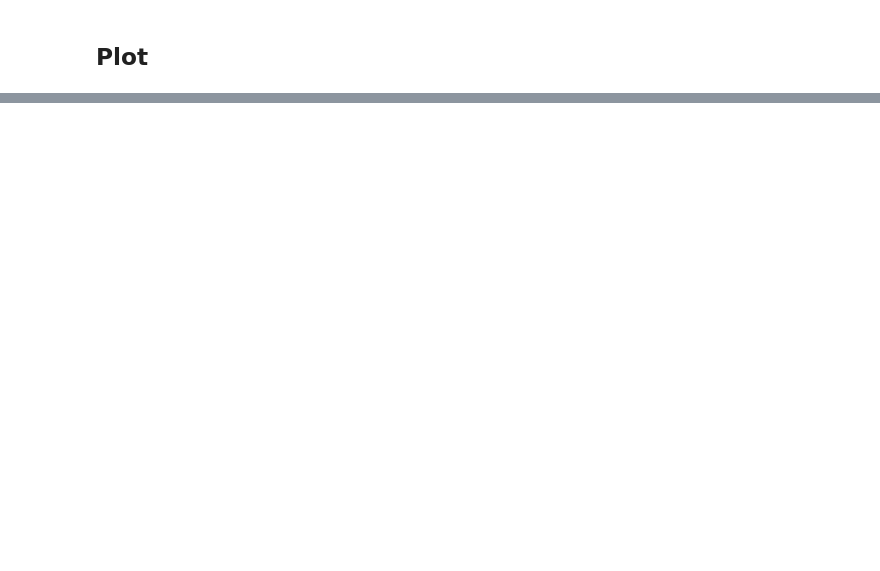
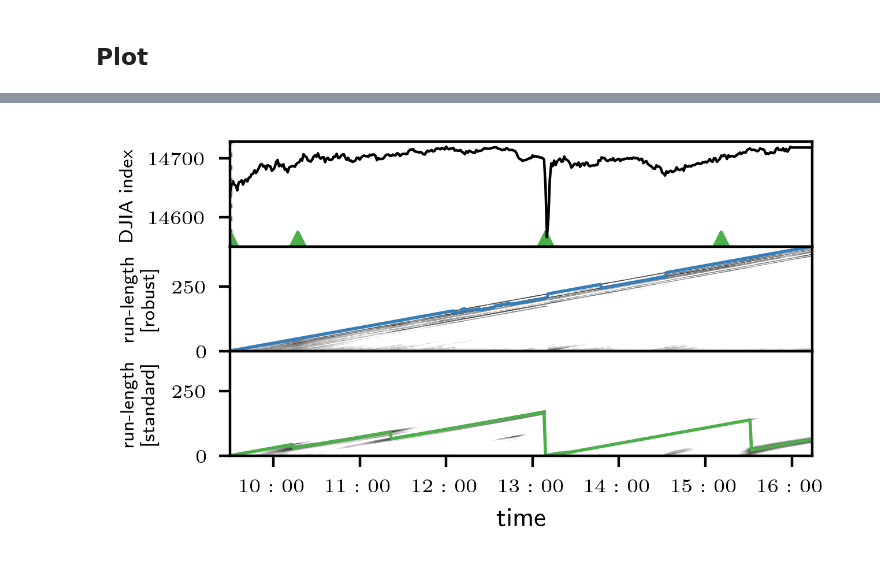
Before and after one commit to maltamiranomontero/DSM-bocd, a Jupyter notebook: notebooks/Flashcrash.ipynb, the cells around one changed output, grey strips where cells are left out. Saved outputs shown, nothing was run; the diff lists cells and outputs as text; code cells hidden in the pictures; blank space fills up the shorter version.

```diff
--- a/notebooks/Flashcrash.ipynb
+++ b/notebooks/Flashcrash.ipynb
@@ -171,0 +189,47 @@ with plt.rc_context(bundles.icml2022(ncols=2)):
+# %%
+FILE_NAME = 'Flashcrash.pdf'
+import matplotlib.dates as mdates
+from matplotlib.dates import DateFormatter
+
+cps_DSM = find_cp(R_DSM)
+cps_standard= find_cp(R_standard)
+
+x_lims = mdates.date2num([dates[0],dates[-1]])
+with plt.rc_context(bundles.icml2022(ncols=2)):
+
+    fig, ax = plt.subplots(3, 1, sharex = True , gridspec_kw={'height_ratios': [1,1,1]}, dpi = 400, figsize= (3.25, 1.8))
+    ax[0].plot(dates, data[:,0],c='black',lw=0.8)
+    y_lims = ax[0].get_ylim()
+    ax[0].set_xlim([x_lims[0],x_lims[1]])
+
+    ax[1].set_ylim([0,T])
+    ax[1].imshow(np.rot90(R_DSM), aspect='auto', cmap='gray_r',
+                   norm=LogNorm(vmin=0.0001, vmax=1), extent=[x_lims[0],x_lims[1],0,T])
+    ax[1].plot(dates,np.argmax(R_DSM[1:],axis=1), c=CB_color_cycle[0], alpha=1, lw=1)
+
+    ax[2].set_ylim([0,T])
+    ax[2].imshow(np.rot90(R_standard), aspect='auto', cmap='gray_r',
+                   norm=LogNorm(vmin=0.0001, vmax=1), extent=[x_lims[0],x_lims[1],0,T])
+    ax[2].plot(dates,np.argmax(R_standard[1:],axis=1), c=CB_color_cycle[2], alpha=1, lw=1)
+
+    for cp in cps_DSM:
+        ax[0].axvline(dates[cp], c=CB_color_cycle[0], ls='dotted', lw=1.5)
+
+    for cp in cps_standard:
+        ax[0].scatter(dates[cp], y_lims[0], marker="^", c=CB_color_cycle[2],alpha=1, lw=1)
+
+    ax[0].xaxis.set_major_locator(mdates.HourLocator())
+    date_form = DateFormatter("%H:%M")
+    ax[1].xaxis.set_major_formatter(date_form)
+
+    ax[2].set_ylabel('run-length \n [standard]' , size = 6, fontweight='bold')
+    ax[1].set_ylabel('run-length \n [robust]' , size = 6, fontweight='bold')
+    ax[0].set_ylabel('DJIA index', size= 6, fontweight='bold')
+
+    ax[2].set_xlabel('time', fontweight='bold')
+
+
+    fig.subplots_adjust(hspace=0)
+    fig.savefig(os.path.join(RESULT_PATH, FILE_NAME), format="pdf", bbox_inches= "tight")
+# %% [output]
+[figure, added]
```
Also changed, not shown: parts of 5 cells of this notebook, 24 other files.
